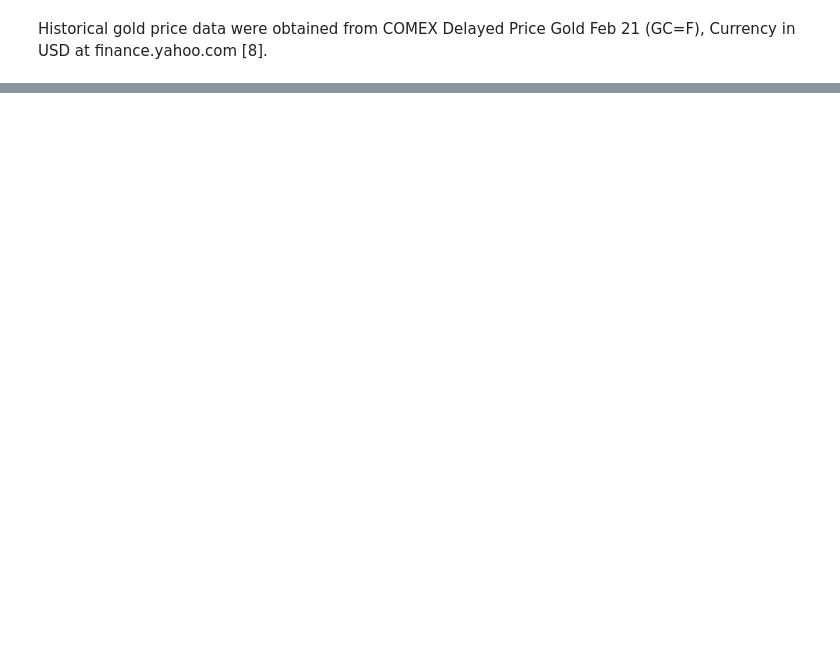
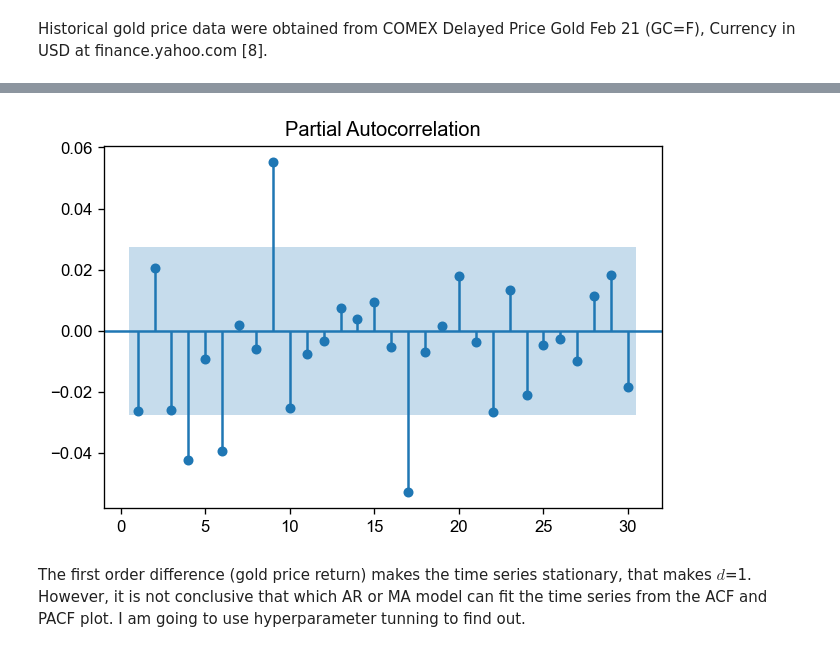
Before and after one commit to corrimare/gold, a Jupyter notebook: notebooks/gold.ipynb, the cells around one changed output, grey strips where cells are left out. Saved outputs shown, nothing was run; the diff lists cells and outputs as text; code cells hidden in the pictures; blank space fills up the shorter version.

```diff
--- a/notebooks/gold.ipynb
+++ b/notebooks/gold.ipynb
@@ -454,0 +142,7 @@ It seems that the gold price would still increase by the end of 2022 despite the
+# %%
+_=plot_pacf(gold['open'].diff().dropna(), lags=30, zero=False, alpha=0.05)
+plt.show()
+# %% [output]
+[figure, added]
+# %% [markdown]
+The first order difference (gold price return) makes the time series stationary, that makes $d$=1. However, it is not conclusive that which AR or MA model can fit the time series from the ACF and PACF plot. I am going to use hyperparameter tunning to find out.
```
Also changed, not shown: parts of 61 cells of this notebook.
